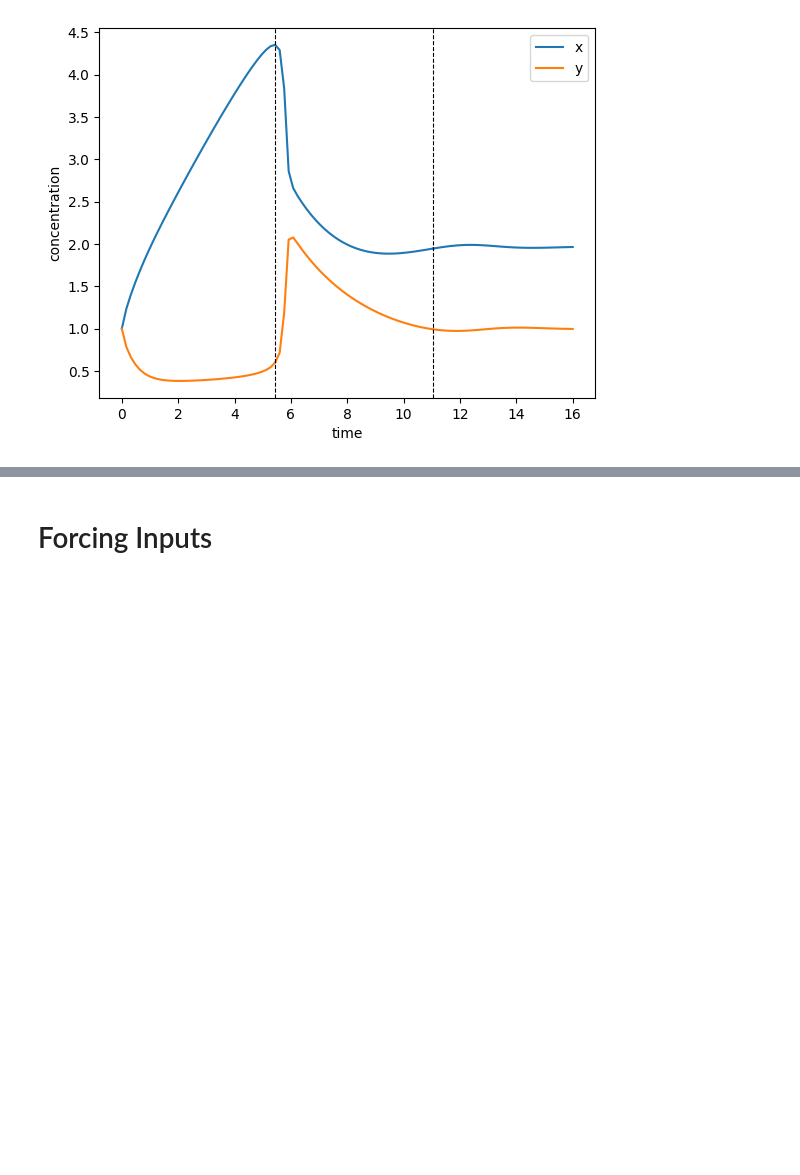
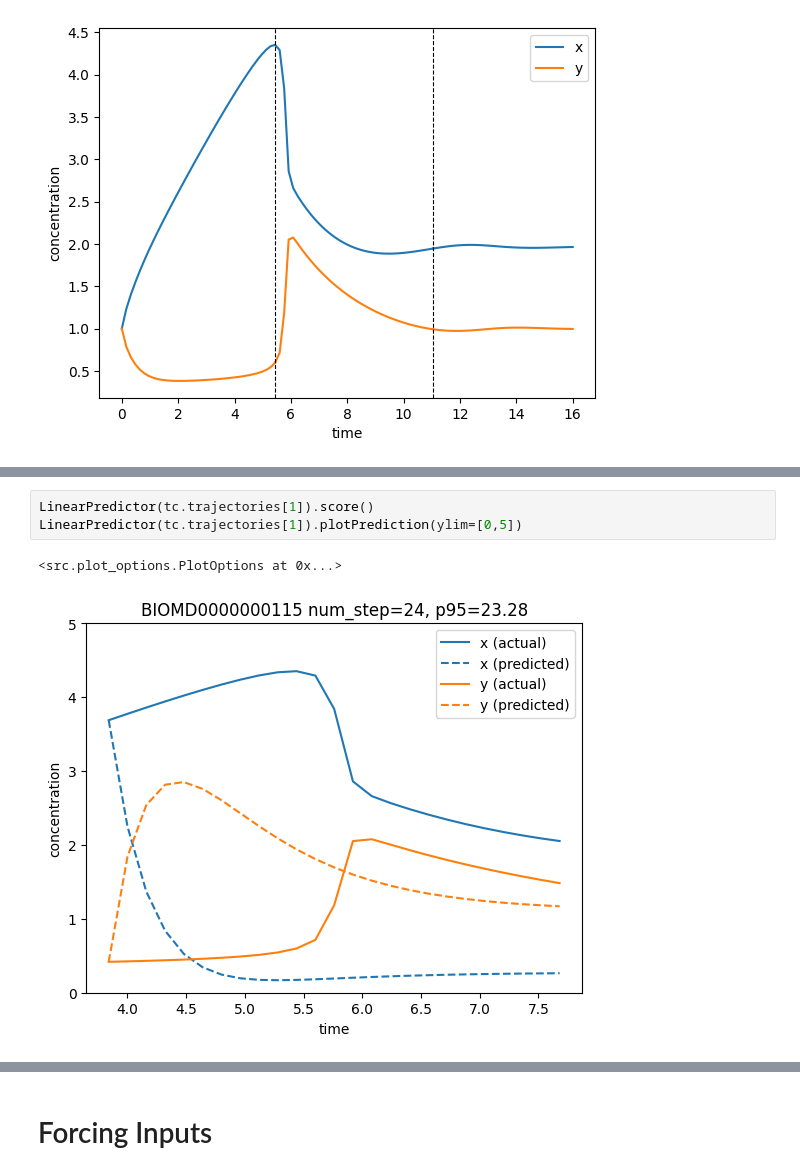
Before and after one commit to ModelEngineering/model_linearity_analysis, a Jupyter notebook: notebooks/score_analysis.ipynb, the cells around one changed output, grey strips where cells are left out. Cells and saved outputs as stored; diff of their text form; blank space fills up the shorter version.

```diff
--- a/notebooks/score_analysis.ipynb
+++ b/notebooks/score_analysis.ipynb
@@ -94,0 +101,6 @@ lp.plotPrediction()
+# %%
+LinearPredictor(tc.trajectories[1]).score()
+LinearPredictor(tc.trajectories[1]).plotPrediction(ylim=[0,5])
+# %% [output]
+<src.plot_options.PlotOptions at 0x...>
+[figure, added]
```
Also changed, not shown: parts of 12 cells of this notebook, 6 other files.
